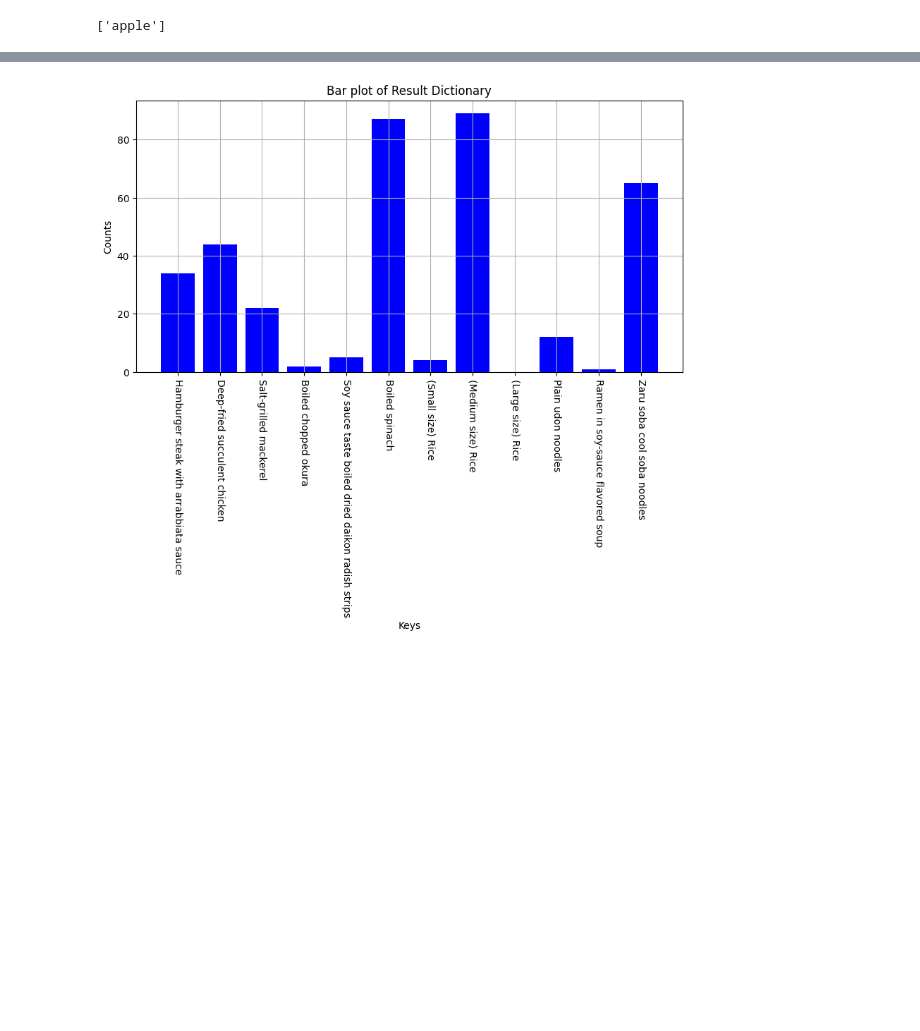
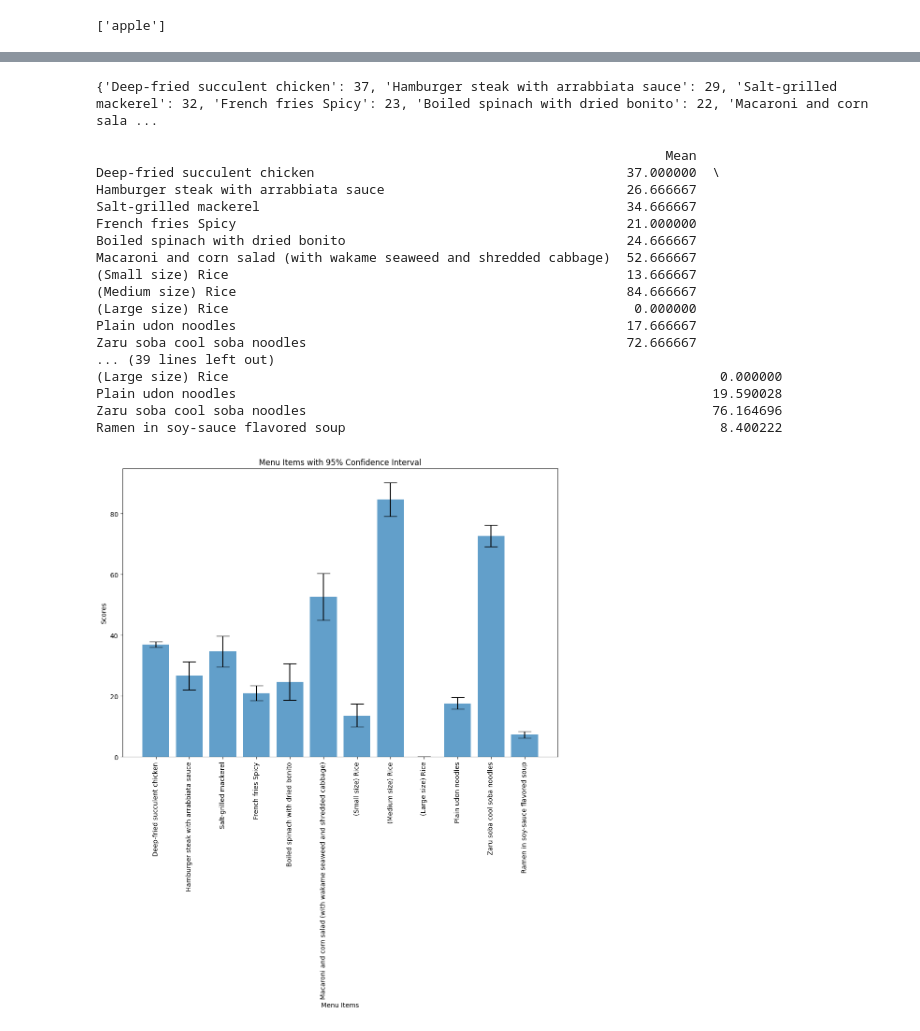
Before and after one commit to BumbuShoji/grad, a Jupyter notebook: 0514_01.ipynb, the cells around one changed output, grey strips where cells are left out. Cells and saved outputs as stored; diff of their text form; code cells hidden in the pictures; blank space fills up the shorter version.

```diff
--- a/0514_01.ipynb
+++ b/0514_01.ipynb
@@ -275,5 +230,71 @@ plot_bar(result_dict)
-# %%
-result_dict_2 = count_number(df_2)
-plot_bar(result_dict_2)
-# %% [output]
-[figure, removed]
+# %%
+# 並び替えの関数
+def sort_dict_by_keys(data, order_list):
+    # 新しい辞書を order_list の順序に基づいて作成
+    sorted_data = {key: data[key] for key in order_list if key in data}
+    return sorted_data
+
+# 並び替えた辞書を取得
+dict_1 = sort_dict_by_keys(dict_1, food_list)
+
+dict_2 = sort_dict_by_keys(dict_2, food_list)
+
+dict_3 = sort_dict_by_keys(result_dict_3, food_list)
+# %%
+print(dict_1)
+# %% [output]
+{'Deep-fried succulent chicken': 37, 'Hamburger steak with arrabbiata sauce': 29, 'Salt-grilled mackerel': 32, 'French fries Spicy': 23, 'Boiled spinach with dried bonito': 22, 'Macaroni and corn sala ...
+# %%
+# すべてのキーを取得します
+keys = list(dict_1.keys())
+
+# すべての辞書の値を配列にまとめます
+values = np.array([[dict_1[key], dict_2[key], dict_3[key]] for key in keys])
+
+# 平均値を計算します
+mean_values = np.mean(values, axis=1)
+std_values = np.std(values, axis=1)
+
+# 95%信頼区間を計算します
+confidence_interval = 1.96 * np.std(values, axis=1) / np.sqrt(values.shape[1])
+
+lower_bounds = mean_values - confidence_interval
+upper_bounds = mean_values + confidence_interval
+
+results = pd.DataFrame({
+    'Mean': mean_values,
+    'Standard': std_values,
+    'Lower Bound (95% CI)': lower_bounds,
+    'Upper Bound (95% CI)': upper_bounds
+},  columns=keys)
+
+print(results)
+# プロット
+x_pos = np.arange(len(keys))
+
+plt.figure(figsize=(12, 8))
+plt.bar(x_pos, mean_values, yerr=confidence_interval, align='center', alpha=0.7, capsize=10)
+plt.xticks(x_pos, keys, rotation='vertical')
+plt.xlabel('Menu Items')
+plt.ylabel('Scores')
+plt.title('Menu Items with 95% Confidence Interval')
+plt.show()
+# %% [output]
+                                                                         Mean
+Deep-fried succulent chicken                                        37.000000  \
+Hamburger steak with arrabbiata sauce                               26.666667
+Salt-grilled mackerel                                               34.666667
+French fries Spicy                                                  21.000000
+Boiled spinach with dried bonito                                    24.666667
+Macaroni and corn salad (with wakame seaweed and shredded cabbage)  52.666667
+(Small size) Rice                                                   13.666667
+(Medium size) Rice                                                  84.666667
+(Large size) Rice                                                    0.000000
+Plain udon noodles                                                  17.666667
+Zaru soba cool soba noodles                                         72.666667
+... (39 lines left out)
+(Large size) Rice                                                               0.000000
+Plain udon noodles                                                             19.590028
+Zaru soba cool soba noodles                                                    76.164696
+Ramen in soy-sauce flavored soup                                                8.400222
+[figure, added]
```
Also changed, not shown: parts of 20 cells of this notebook, 9 other files.
